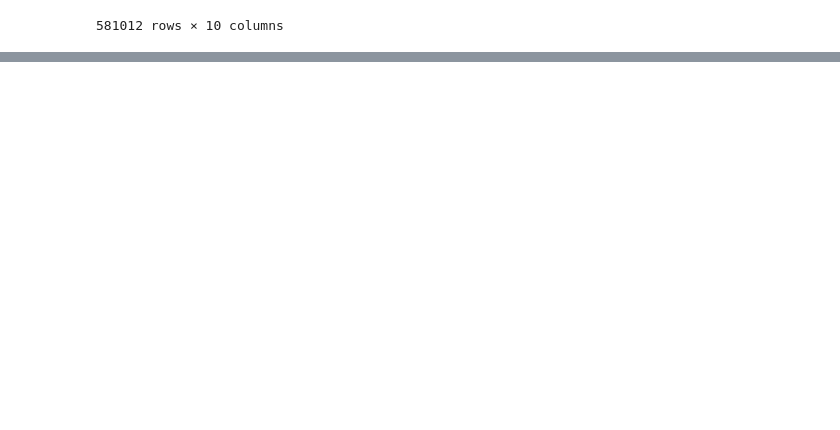
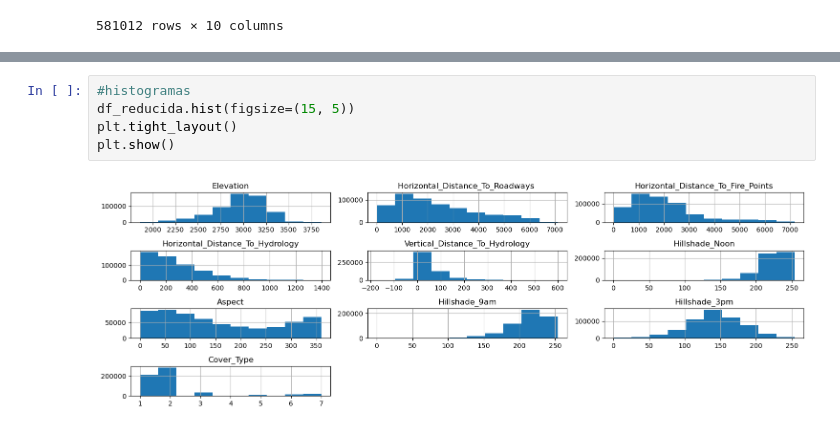
Before and after one commit to seerraa16/Examen_EDA, a Jupyter notebook: ejercicio_1.ipynb, the cells around one changed output, grey strips where cells are left out. Drawn from its saved outputs; the diff is of its cells as text; blank space fills up the shorter version.

Commit message:
histogramas

```diff
--- a/ejercicio_1.ipynb
+++ b/ejercicio_1.ipynb
@@ -125,0 +134,7 @@ df_reducida
+# %%
+#histogramas
+df_reducida.hist(figsize=(15, 5))
+plt.tight_layout()
+plt.show()
+# %% [output]
+[figure, added]
```
Also changed, not shown: parts of 2 cells of this notebook.
